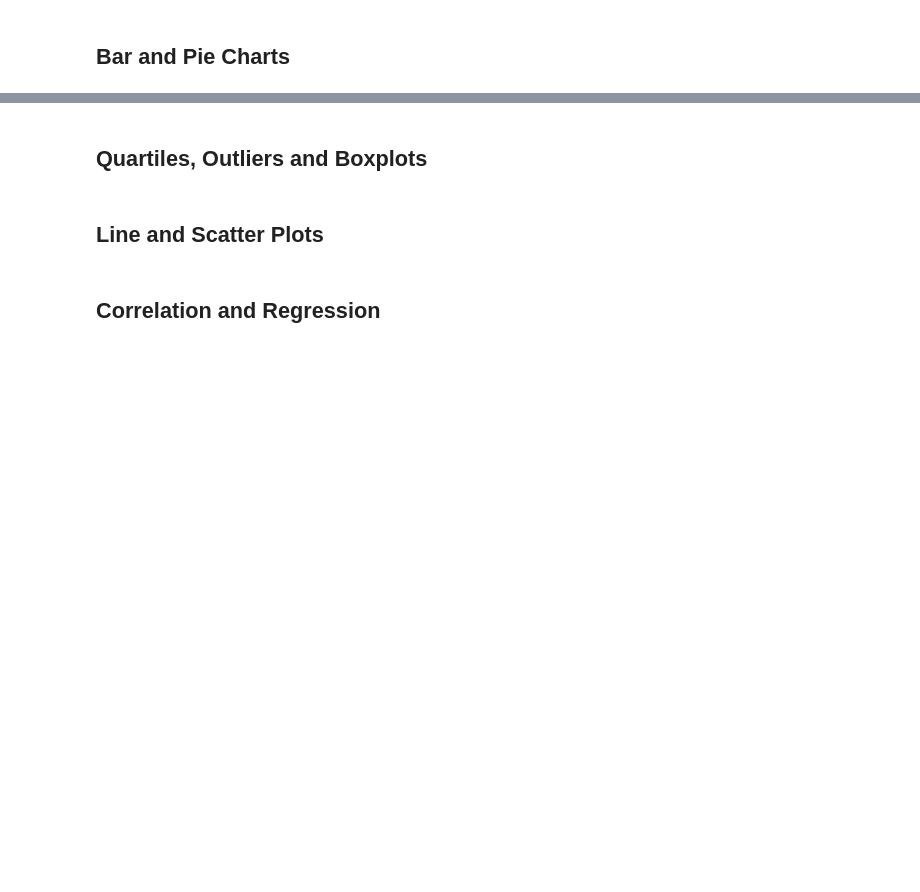
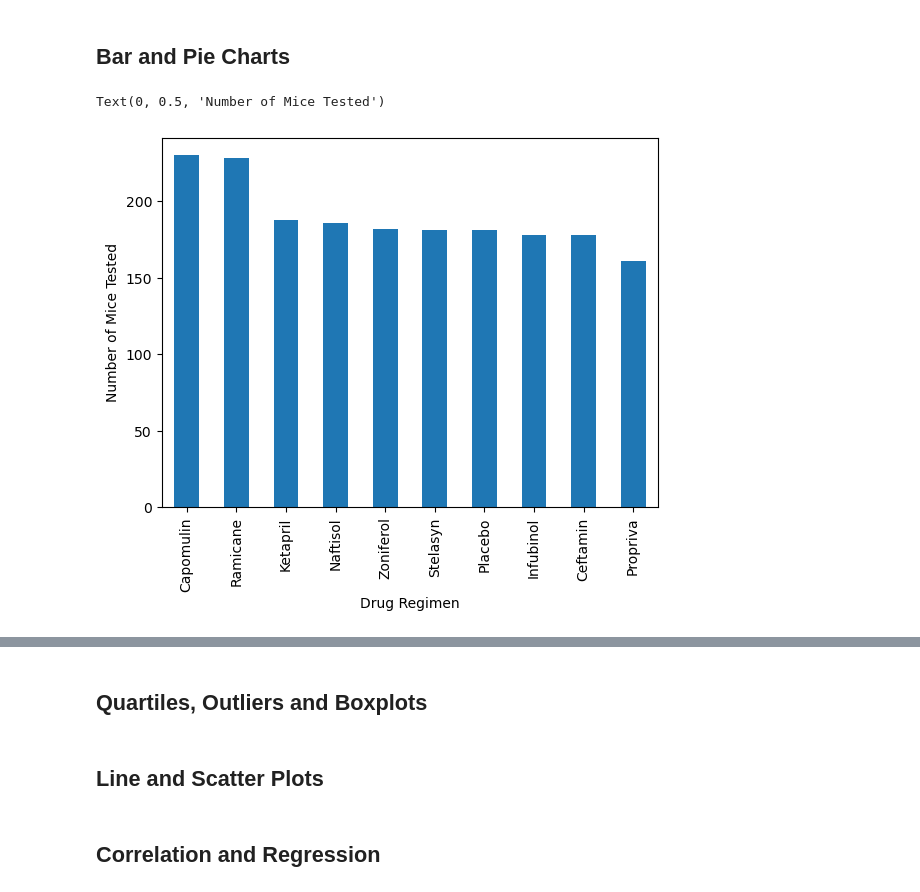
Before and after one commit to anthonybpino/pymaceuticals, a Jupyter notebook: pymaceuticals_starter.ipynb, the cells around one changed output, grey strips where cells are left out. Drawn from its saved outputs; the diff is of its cells as text; code cells hidden in the pictures; blank space fills up the shorter version.

Commit message:
finish bar and pie charts

```diff
--- a/pymaceuticals_starter.ipynb
+++ b/pymaceuticals_starter.ipynb
@@ -95,5 +137,11 @@ cleaned_df["Mouse ID"].nunique()
 ## Bar and Pie Charts
 # %%
 # Generate a bar plot showing the total number of timepoints for all mice tested for each drug regimen using Pandas.
+bar_plot = df["Drug Regimen"].value_counts().plot.bar(width=0.5)
+bar_plot.set_xlabel("Drug Regimen")
+bar_plot.set_ylabel("Number of Mice Tested")
+# %% [output]
+Text(0, 0.5, 'Number of Mice Tested')
+[figure, added]
 # %%
 # Generate a bar plot showing the total number of timepoints for all mice tested for each drug regimen using pyplot.
```
Also changed, not shown: parts of 8 cells of this notebook.
